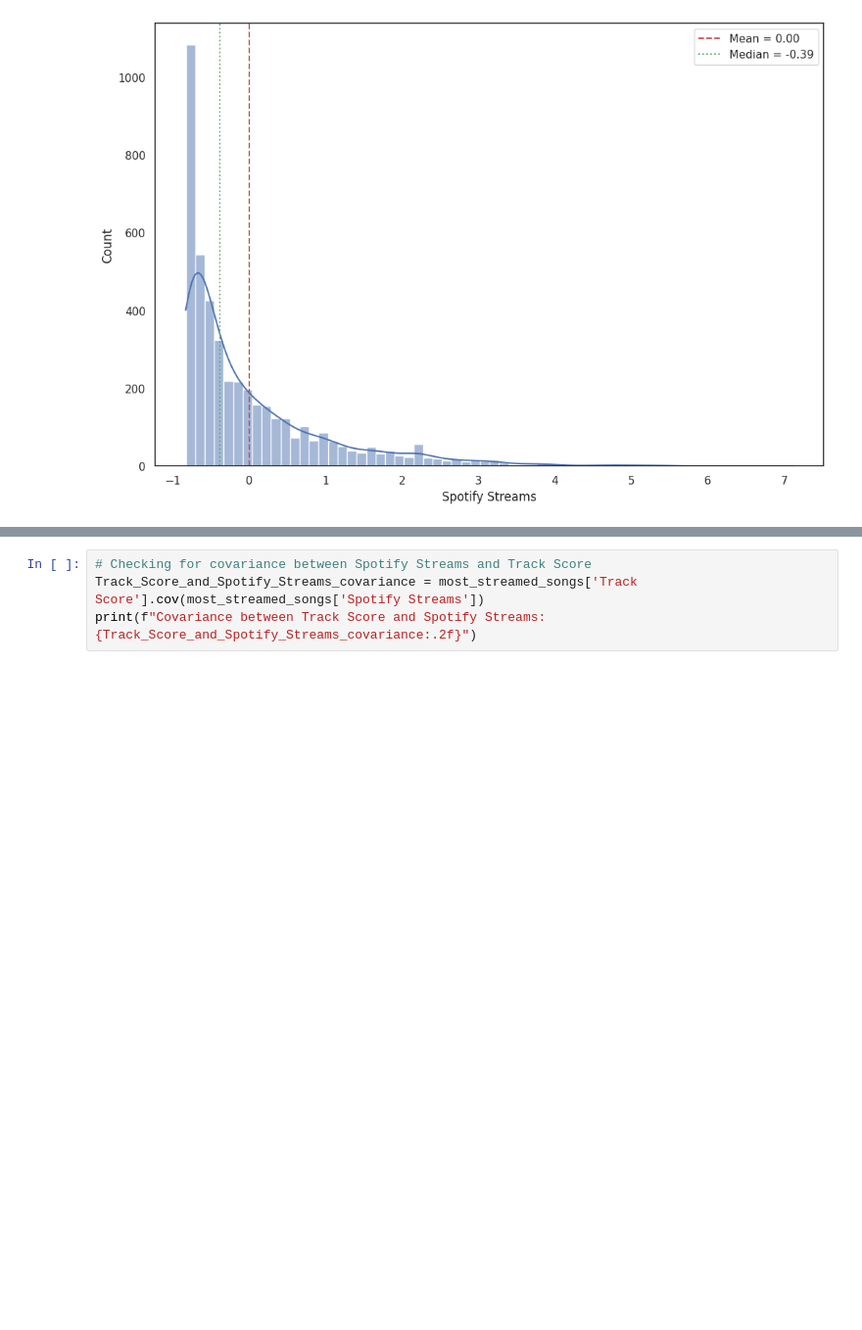
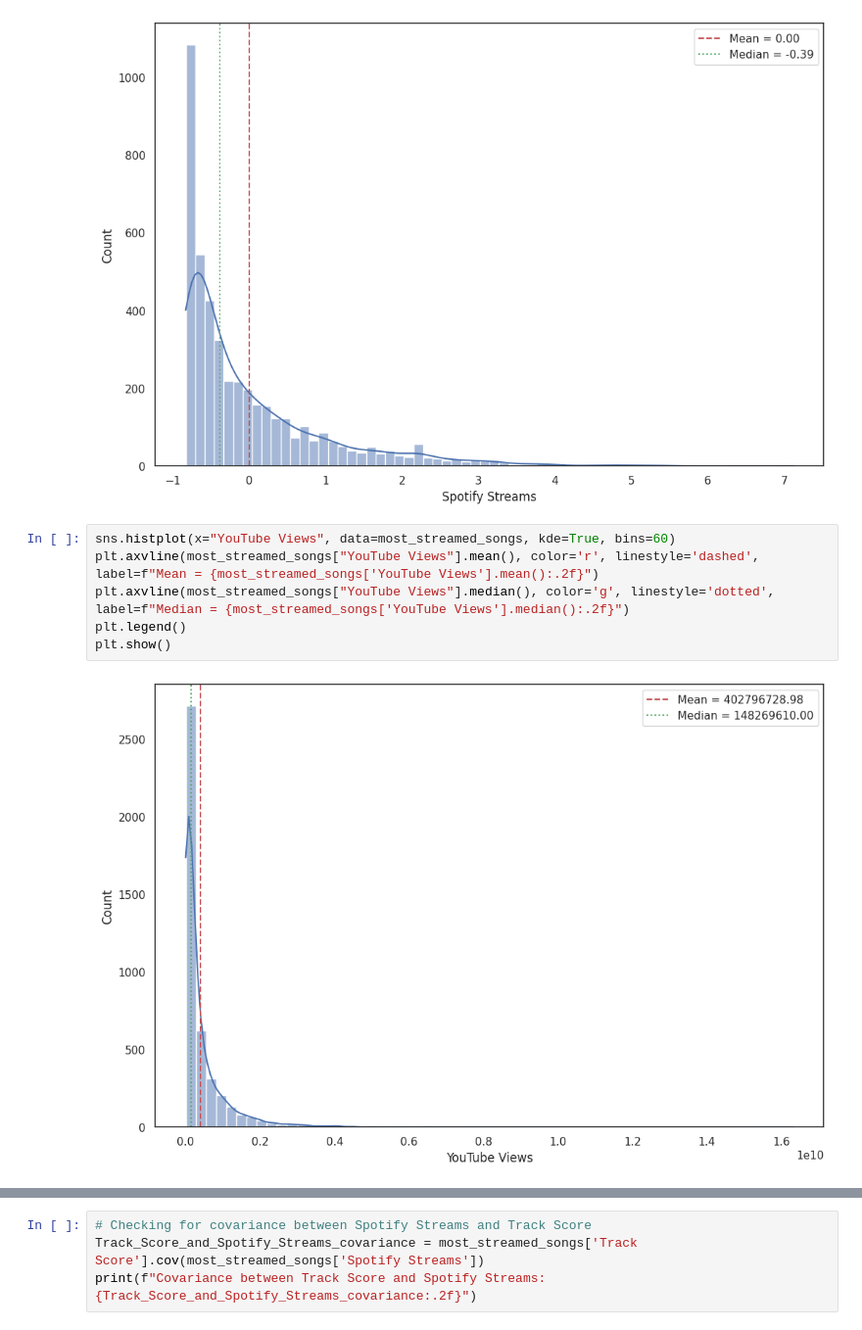
Before and after one commit to sauravkokane/Data-Science-Training, a Jupyter notebook: Normalization_and_Standardization.ipynb, the cells around one changed output, grey strips where cells are left out. Shown at 98% size. Saved outputs shown, nothing was run; the diff lists cells and outputs as text; blank space fills up the shorter version.

```diff
--- a/Normalization_and_Standardization.ipynb
+++ b/Normalization_and_Standardization.ipynb
@@ -239,3 +256,11 @@ plt.legend()
 plt.show()
 # %% [output]
 [figure]
+# %%
+sns.histplot(x="YouTube Views", data=most_streamed_songs, kde=True, bins=60)
+plt.axvline(most_streamed_songs["YouTube Views"].mean(), color='r', linestyle='dashed', label=f"Mean = {most_streamed_songs['YouTube Views'].mean():.2f}")
+plt.axvline(most_streamed_songs["YouTube Views"].median(), color='g', linestyle='dotted', label=f"Median = {most_streamed_songs['YouTube Views'].median():.2f}")
+plt.legend()
+plt.show()
+# %% [output]
+[figure, added]
```
Also changed, not shown: parts of 7 cells of this notebook.
